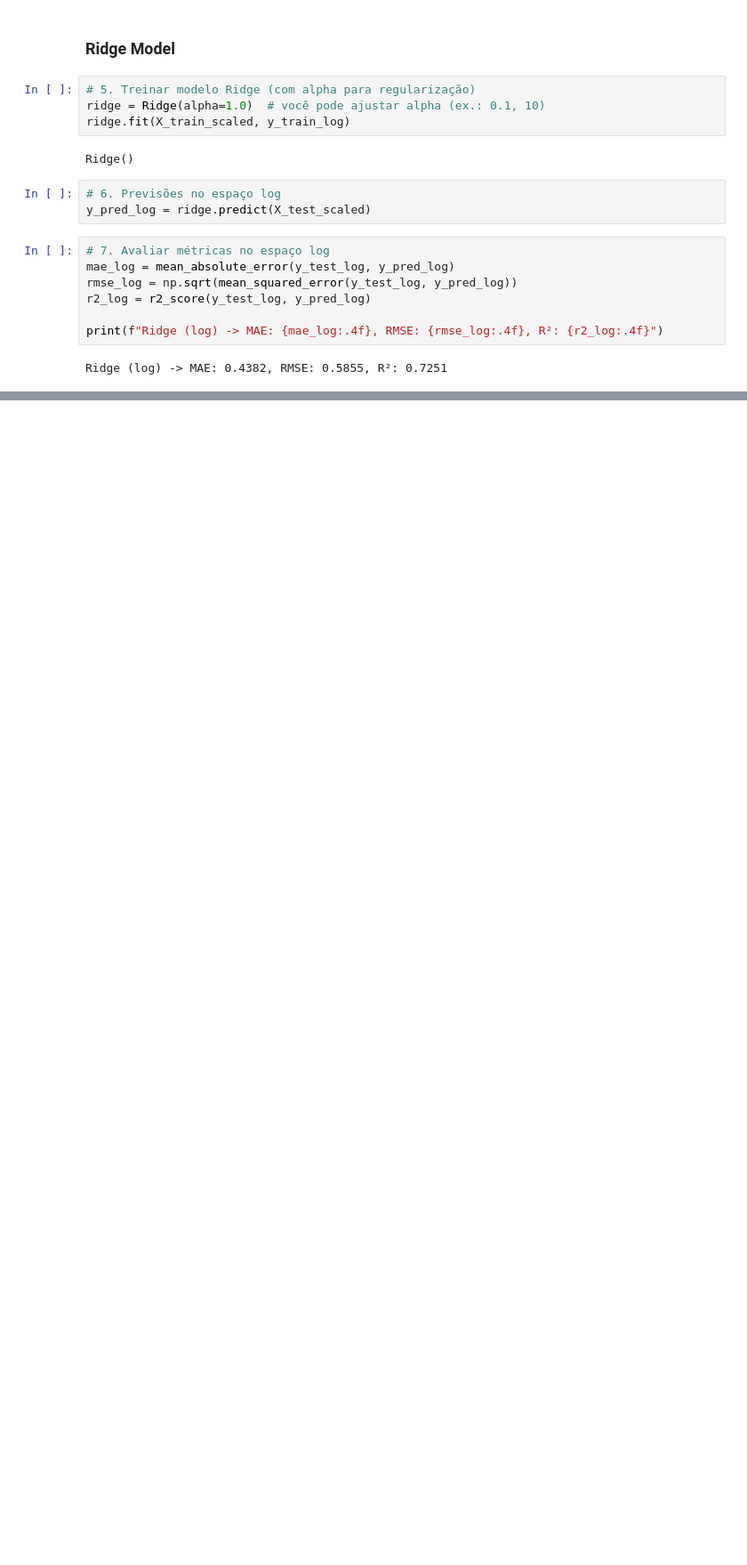
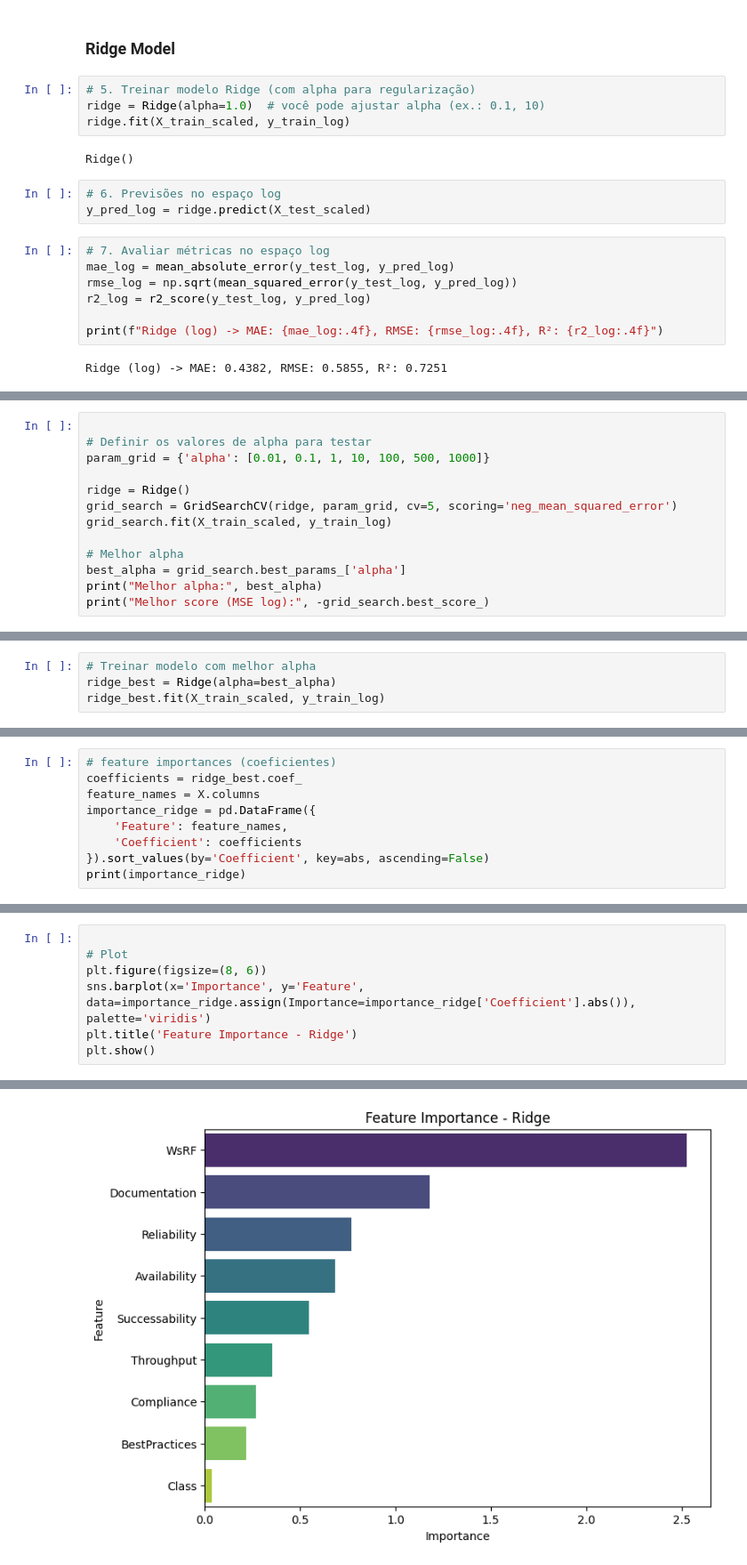
Before and after one commit to BeBelissimo/Route-25, a Jupyter notebook: regressão.ipynb, the cells around one changed output, grey strips where cells are left out. Shown at 89% size. Drawn from its saved outputs; the diff is of its cells as text; blank space fills up the shorter version.

```diff
--- a/regressão.ipynb
+++ b/regressão.ipynb
@@ -235,0 +214,13 @@ MAE: 444.2287, RMSE: 1622.2018, R²: 0.1697
+# %%
+
+# Definir os valores de alpha para testar
+param_grid = {'alpha': [0.01, 0.1, 1, 10, 100, 500, 1000]}
+
+ridge = Ridge()
+grid_search = GridSearchCV(ridge, param_grid, cv=5, scoring='neg_mean_squared_error')
+grid_search.fit(X_train_scaled, y_train_log)
+
+# Melhor alpha
+best_alpha = grid_search.best_params_['alpha']
+print("Melhor alpha:", best_alpha)
+print("Melhor score (MSE log):", -grid_search.best_score_)
@@ -235,0 +230,4 @@ MAE: 444.2287, RMSE: 1622.2018, R²: 0.1697
+# %%
+# Treinar modelo com melhor alpha
+ridge_best = Ridge(alpha=best_alpha)
+ridge_best.fit(X_train_scaled, y_train_log)
@@ -235,0 +299,9 @@ MAE: 444.2287, RMSE: 1622.2018, R²: 0.1697
+# %%
+# feature importances (coeficientes)
+coefficients = ridge_best.coef_
+feature_names = X.columns
+importance_ridge = pd.DataFrame({
+    'Feature': feature_names,
+    'Coefficient': coefficients
+}).sort_values(by='Coefficient', key=abs, ascending=False)
+print(importance_ridge)
@@ -235,0 +319,8 @@ MAE: 444.2287, RMSE: 1622.2018, R²: 0.1697
+# %%
+
+# Plot
+plt.figure(figsize=(8, 6))
+sns.barplot(x='Importance', y='Feature', data=importance_ridge.assign(Importance=importance_ridge['Coefficient'].abs()), palette='viridis')
+plt.title('Feature Importance - Ridge')
+plt.show()
+# %% [output]
@@ -235,0 +330 @@ MAE: 444.2287, RMSE: 1622.2018, R²: 0.1697
+[figure, added]
```
Also changed, not shown: parts of 24 cells of this notebook, 22 other files.
